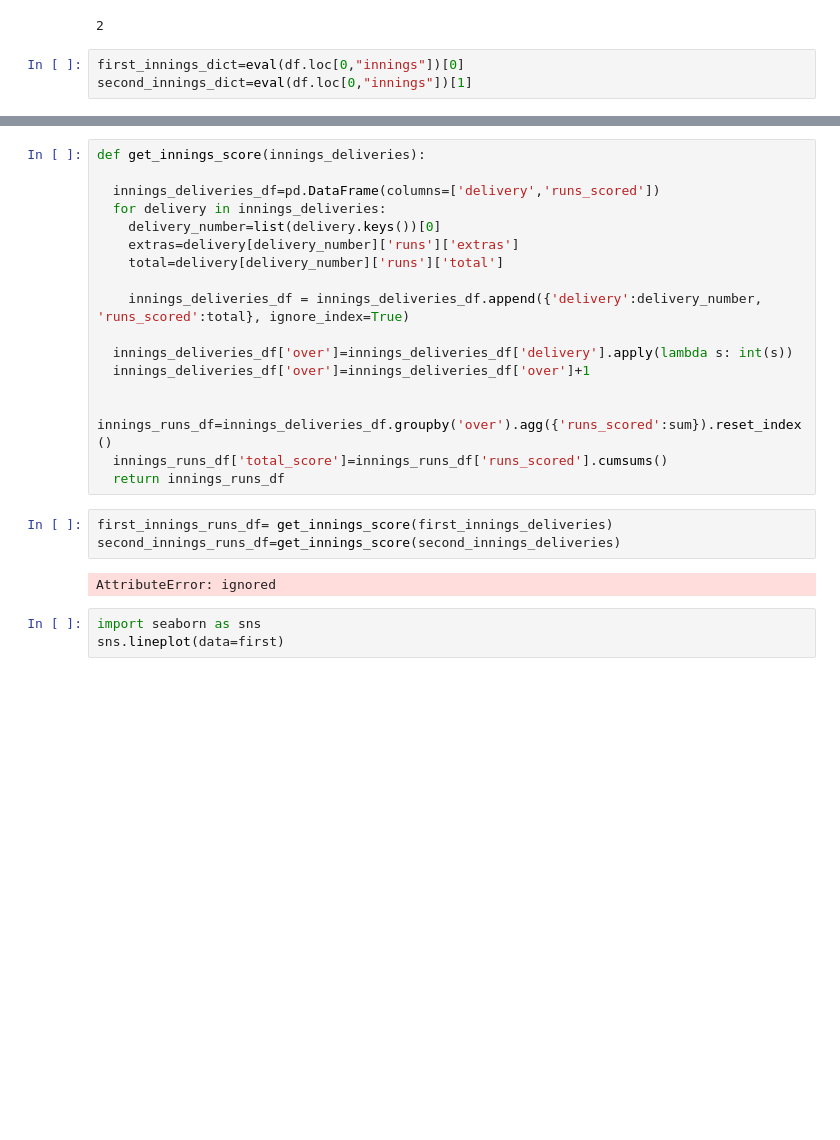
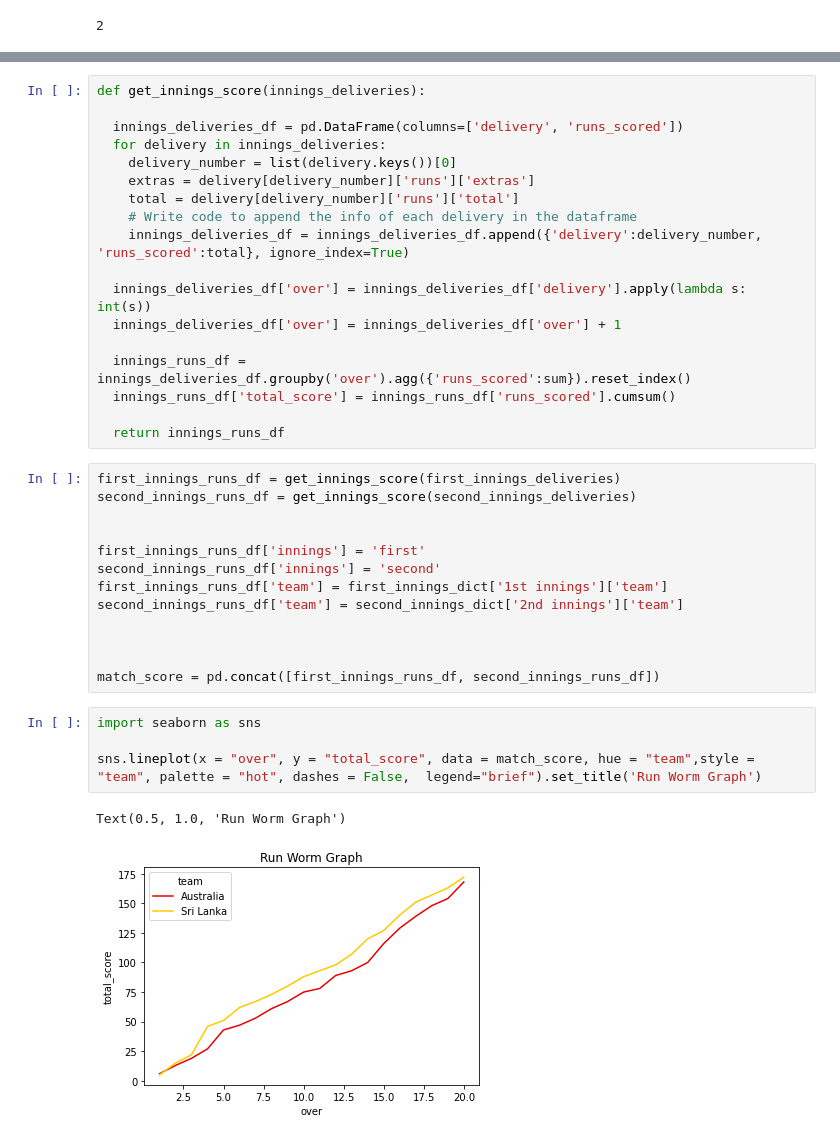
Before and after one commit to kronze1996/icc-data-analysis, a Jupyter notebook: Kartikey_Sharma_Guided_Project.ipynb, the cells around one changed output, grey strips where cells are left out. Cells and saved outputs as stored; diff of their text form; blank space fills up the shorter version.

```diff
--- a/Kartikey_Sharma_Guided_Project.ipynb
+++ b/Kartikey_Sharma_Guided_Project.ipynb
@@ -40,6 +40,3 @@ df.head()
 len(eval(df["innings"][1]))
 # %% [output]
 2
-# %%
-first_innings_dict=eval(df.loc[0,"innings"])[0]
-second_innings_dict=eval(df.loc[0,"innings"])[1]
@@ -46,25 +64,38 @@ second_innings_dict=eval(df.loc[0,"innings"])[1]
 # %%
 def get_innings_score(innings_deliveries):
 
-  innings_deliveries_df=pd.DataFrame(columns=['delivery','runs_scored'])
+  innings_deliveries_df = pd.DataFrame(columns=['delivery', 'runs_scored'])
   for delivery in innings_deliveries:
-    delivery_number=list(delivery.keys())[0]
-    extras=delivery[delivery_number]['runs']['extras']
-    total=delivery[delivery_number]['runs']['total']
-
+    delivery_number = list(delivery.keys())[0]
+    extras = delivery[delivery_number]['runs']['extras']
+    total = delivery[delivery_number]['runs']['total']
+    # Write code to append the info of each delivery in the dataframe
     innings_deliveries_df = innings_deliveries_df.append({'delivery':delivery_number, 'runs_scored':total}, ignore_index=True)
 
-  innings_deliveries_df['over']=innings_deliveries_df['delivery'].apply(lambda s: int(s))
-  innings_deliveries_df['over']=innings_deliveries_df['over']+1
+  innings_deliveries_df['over'] = innings_deliveries_df['delivery'].apply(lambda s: int(s))
+  innings_deliveries_df['over'] = innings_deliveries_df['over'] + 1
 
-  innings_runs_df=innings_deliveries_df.groupby('over').agg({'runs_scored':sum}).reset_index()
-  innings_runs_df['total_score']=innings_runs_df['runs_scored'].cumsums()
+  innings_runs_df = innings_deliveries_df.groupby('over').agg({'runs_scored':sum}).reset_index()
+  innings_runs_df['total_score'] = innings_runs_df['runs_scored'].cumsum()
+
   return innings_runs_df
-# %%
-first_innings_runs_df= get_innings_score(first_innings_deliveries)
-second_innings_runs_df=get_innings_score(second_innings_deliveries)
-# %% [output]
-AttributeError: ignored
-# %%
-import seaborn as sns
-sns.lineplot(data=first)
+# %%
+first_innings_runs_df = get_innings_score(first_innings_deliveries)
+second_innings_runs_df = get_innings_score(second_innings_deliveries)
+
+
+first_innings_runs_df['innings'] = 'first'
+second_innings_runs_df['innings'] = 'second'
+first_innings_runs_df['team'] = first_innings_dict['1st innings']['team']
+second_innings_runs_df['team'] = second_innings_dict['2nd innings']['team']
+
+
+
+match_score = pd.concat([first_innings_runs_df, second_innings_runs_df])
+# %%
+import seaborn as sns
+
+sns.lineplot(x = "over", y = "total_score", data = match_score, hue = "team",style = "team", palette = "hot", dashes = False,  legend="brief").set_title('Run Worm Graph')
+# %% [output]
+Text(0.5, 1.0, 'Run Worm Graph')
+[figure, added]
```
Also changed, not shown: parts of 1 cell of this notebook.
